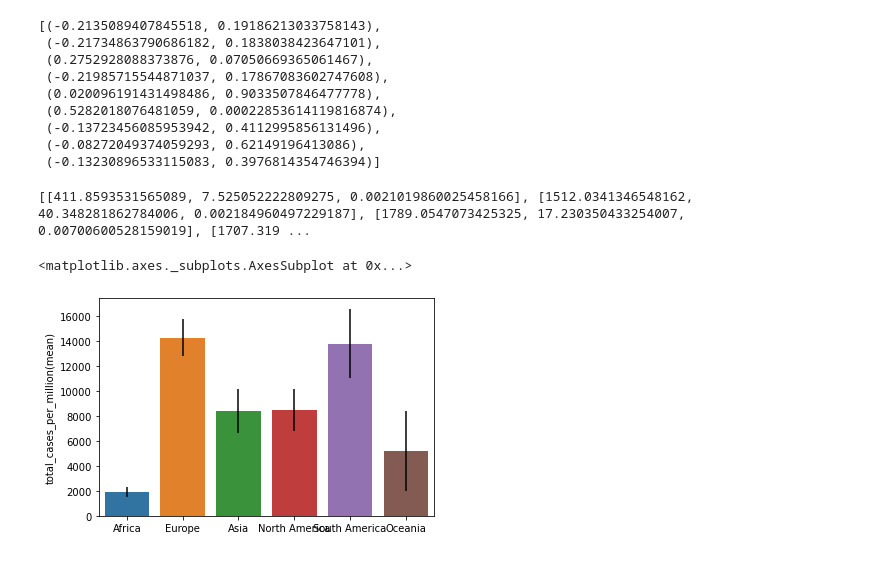
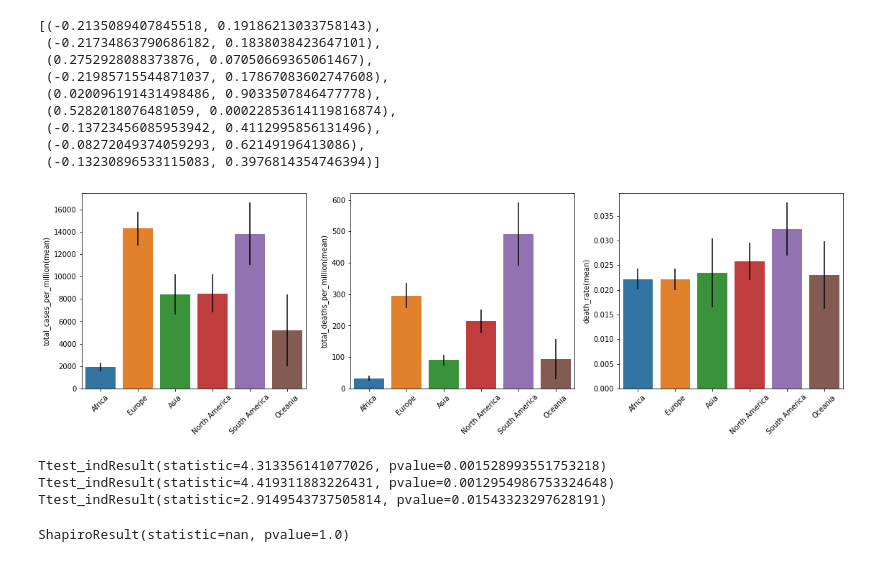
Before and after one commit to lkostakis/data-mining-covid19, a Jupyter notebook: ask4.ipynb, the cells around one changed output. Saved outputs shown, nothing was run; the diff lists cells and outputs as text; code cells hidden in the pictures.

```diff
--- a/ask4.ipynb
+++ b/ask4.ipynb
@@ -240,27 +240,31 @@ values
 # %%
 means_per_continent = []
 continents = ['Africa', 'Europe', 'Asia', 'North America', 'South America', 'Oceania']
 error_per_continent = [] # for error bar?
 
 # Find means for the columns we need
 for i in continents:
     df_per_continent = df.loc[df.continent == i]
     means_per_continent.append([df_per_continent['total_cases_per_million'].mean(),
                                 df_per_continent['total_deaths_per_million'].mean(),
                                 df_per_continent['death_rate'].mean()])
     error_per_continent.append([df_per_continent['total_cases_per_million'].sem(),
                                 df_per_continent['total_deaths_per_million'].sem(),
                                 df_per_continent['death_rate'].sem()])
-print(error_per_continent)
+
 # Create the DataFrame
 df2 = pd.DataFrame(means_per_continent,
                    index =continents,
                    columns = ['total_cases_per_million(mean)', 'total_deaths_per_million(mean)', 'death_rate(mean)'])
-test= [411.85, 1512.034, 1789.054, 1707.319, 2796.122, 3231.609]
-sns.barplot(x=continents, y='total_cases_per_million(mean)', data=df2, yerr=test)
-#sns.barplot(x=continents, y='total_deaths_per_million(mean)', data=df2)
-#sns.barplot(x=continents, y='death_rate(mean)', data=df2)
+
+# Display the bar plots with error bars
+plt.figure(figsize=(19,5))
+for i in range(3):
+    sem_error = [x[i] for x in error_per_continent]
+    plt.subplot(1,3,i+1)
+    if i==0: sns.barplot(x= continents, y= 'total_cases_per_million(mean)', data= df2, yerr = sem_error)
+    elif i==1: sns.barplot(x= continents, y= 'total_deaths_per_million(mean)', data= df2, yerr = sem_error)
+    else: sns.barplot(x= continents, y= 'death_rate(mean)', data= df2, yerr= sem_error)
+    plt.xticks(range(6), rotation=45)
 # %% [output]
-[[411.8593531565089, 7.525052222809275, 0.0021019860025458166], [1512.0341346548162, 40.348281862784006, 0.002184960497229187], [1789.0547073425325, 17.230350433254007, 0.00700600528159019], [1707.319 ...
-<matplotlib.axes._subplots.AxesSubplot at 0x...>
-[figure, old version]
+[figure, new version]
@@ -269,0 +271,17 @@ df.to_csv(r'/home/left/Desktop/dataMining/set1/owid-europe-data.csv')
+# %%
+from scipy.stats import ttest_ind
+
+# Display t-tests' results
+print(ttest_ind(df2['total_cases_per_million(mean)'].values, df2['total_deaths_per_million(mean)'].values))
+print(ttest_ind(df2['total_cases_per_million(mean)'].values, df2['death_rate(mean)'].values))
+print(ttest_ind(df2['total_deaths_per_million(mean)'].values, df2['death_rate(mean)'].values))
+# %% [output]
+Ttest_indResult(statistic=4.313356141077026, pvalue=0.001528993551753218)
+Ttest_indResult(statistic=4.419311883226431, pvalue=0.0012954986753324648)
+Ttest_indResult(statistic=2.9149543737505814, pvalue=0.01543323297628191)
+# %%
+#LATER TO SEE NORMALITY OF OUR DATA
+from scipy import stats
+stats.shapiro(df['total_cases'])
+# %% [output]
+ShapiroResult(statistic=nan, pvalue=1.0)
```
Also changed, not shown: parts of 1 cell of this notebook.
